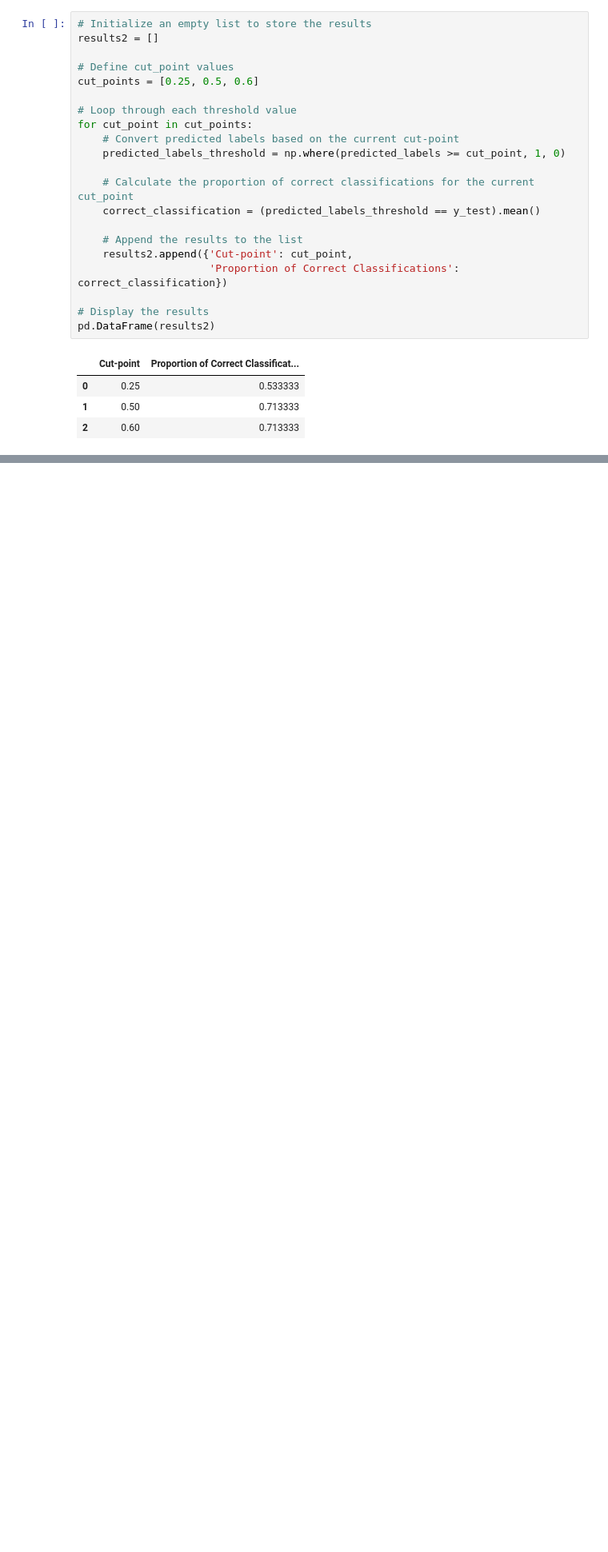
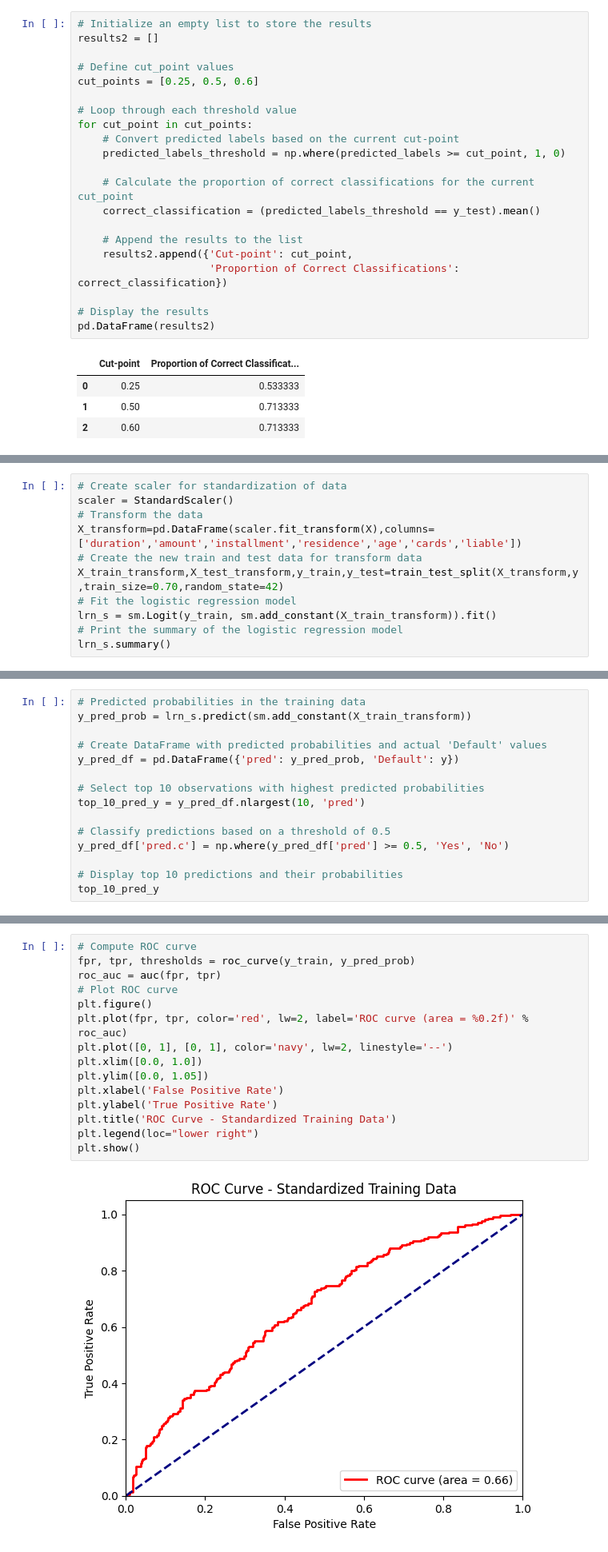
Before and after one commit to elgunismayil0v/Reproducible-Research_Project, a Jupyter notebook: notebooks/Logistic regresion.ipynb, the cells around one changed output, grey strips where cells are left out. Shown: that part at 80% size. Drawn from its saved outputs; the diff is of its cells as text; blank space fills up the shorter version.

Commit message:
I create both model and seems finish my part

```diff
--- a/notebooks/Logistic regresion.ipynb
+++ b/notebooks/Logistic regresion.ipynb
@@ -208,0 +208,11 @@ pd.DataFrame(results2)
+# %%
+# Create scaler for standardization of data
+scaler = StandardScaler()
+# Transform the data
+X_transform=pd.DataFrame(scaler.fit_transform(X),columns=['duration','amount','installment','residence','age','cards','liable'])
+# Create the new train and test data for transform data
+X_train_transform,X_test_transform,y_train,y_test=train_test_split(X_transform,y,train_size=0.70,random_state=42)
+# Fit the logistic regression model
+lrn_s = sm.Logit(y_train, sm.add_constant(X_train_transform)).fit()
+# Print the summary of the logistic regression model
+lrn_s.summary()
@@ -208,0 +247,15 @@ pd.DataFrame(results2)
+# %%
+# Predicted probabilities in the training data
+y_pred_prob = lrn_s.predict(sm.add_constant(X_train_transform))
+
+# Create DataFrame with predicted probabilities and actual 'Default' values
+y_pred_df = pd.DataFrame({'pred': y_pred_prob, 'Default': y})
+
+# Select top 10 observations with highest predicted probabilities
+top_10_pred_y = y_pred_df.nlargest(10, 'pred')
+
+# Classify predictions based on a threshold of 0.5
+y_pred_df['pred.c'] = np.where(y_pred_df['pred'] >= 0.5, 'Yes', 'No')
+
+# Display top 10 predictions and their probabilities
+top_10_pred_y
@@ -208,0 +278,17 @@ pd.DataFrame(results2)
+# %%
+# Compute ROC curve
+fpr, tpr, thresholds = roc_curve(y_train, y_pred_prob)
+roc_auc = auc(fpr, tpr)
+# Plot ROC curve
+plt.figure()
+plt.plot(fpr, tpr, color='red', lw=2, label='ROC curve (area = %0.2f)' % roc_auc)
+plt.plot([0, 1], [0, 1], color='navy', lw=2, linestyle='--')
+plt.xlim([0.0, 1.0])
+plt.ylim([0.0, 1.05])
+plt.xlabel('False Positive Rate')
+plt.ylabel('True Positive Rate')
+plt.title('ROC Curve - Standardized Training Data')
+plt.legend(loc="lower right")
+plt.show()
+# %% [output]
+[figure, added]
```
Also changed, not shown: parts of 15 cells of this notebook.
